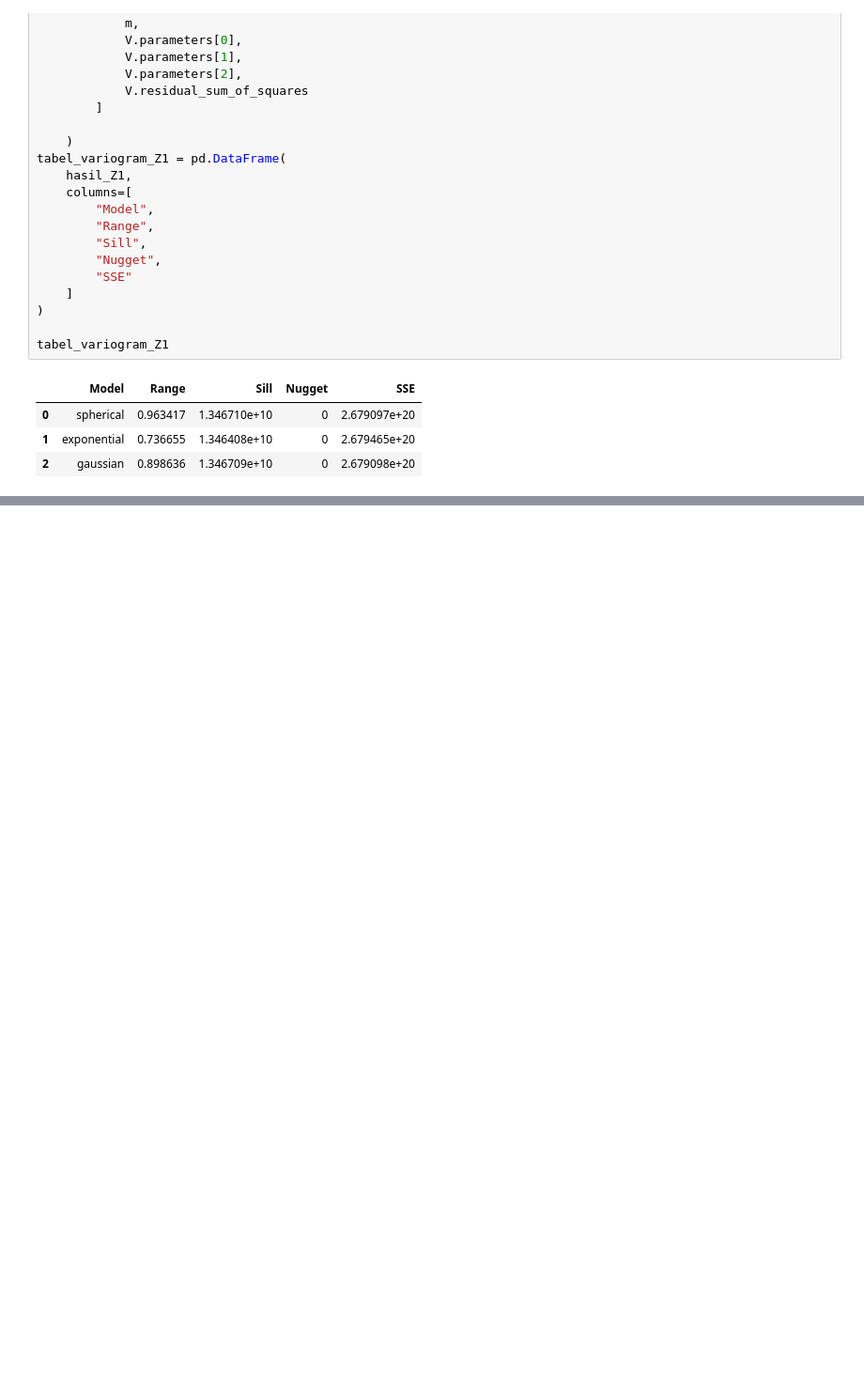
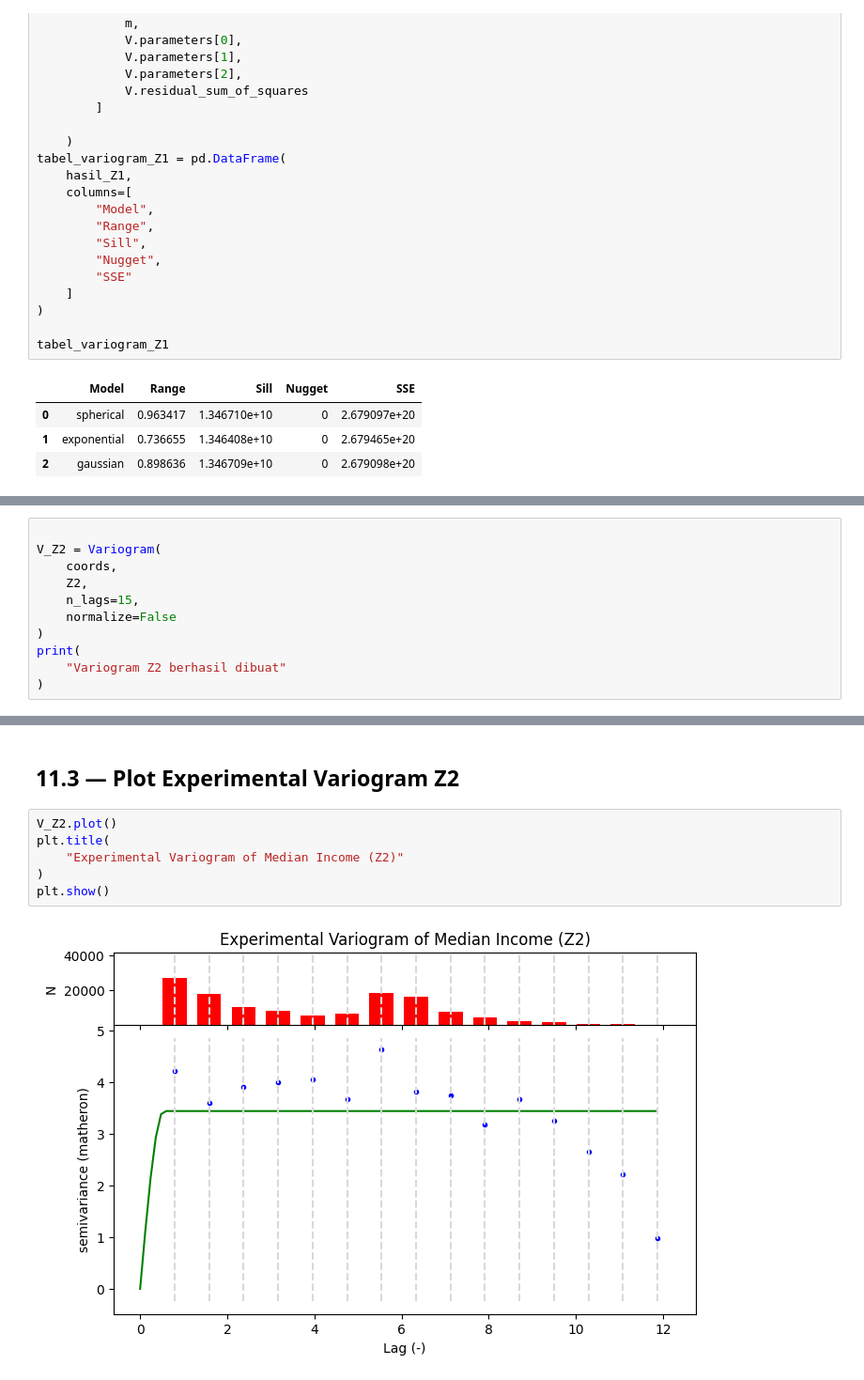
Before and after one commit to solehas25h-salmasoleha/Co-Kriging, a Jupyter notebook: Co_Kriging.ipynb, the cells around one changed output, grey strips where cells are left out. Shown at 94% size. Drawn from its saved outputs; the diff is of its cells as text; blank space fills up the shorter version.

```diff
--- a/Co_Kriging.ipynb
+++ b/Co_Kriging.ipynb
@@ -438,0 +448,11 @@ tabel_variogram_Z1
+# %%
+
+V_Z2 = Variogram(
+    coords,
+    Z2,
+    n_lags=15,
+    normalize=False
+)
+print(
+    "Variogram Z2 berhasil dibuat"
+)
@@ -438,0 +475,10 @@ tabel_variogram_Z1
+# %% [markdown]
+## 11.3 — Plot Experimental Variogram Z2
+# %%
+V_Z2.plot()
+plt.title(
+    "Experimental Variogram of Median Income (Z2)"
+)
+plt.show()
+# %% [output]
+[figure, added]
```
Also changed, not shown: parts of 19 cells of this notebook.
